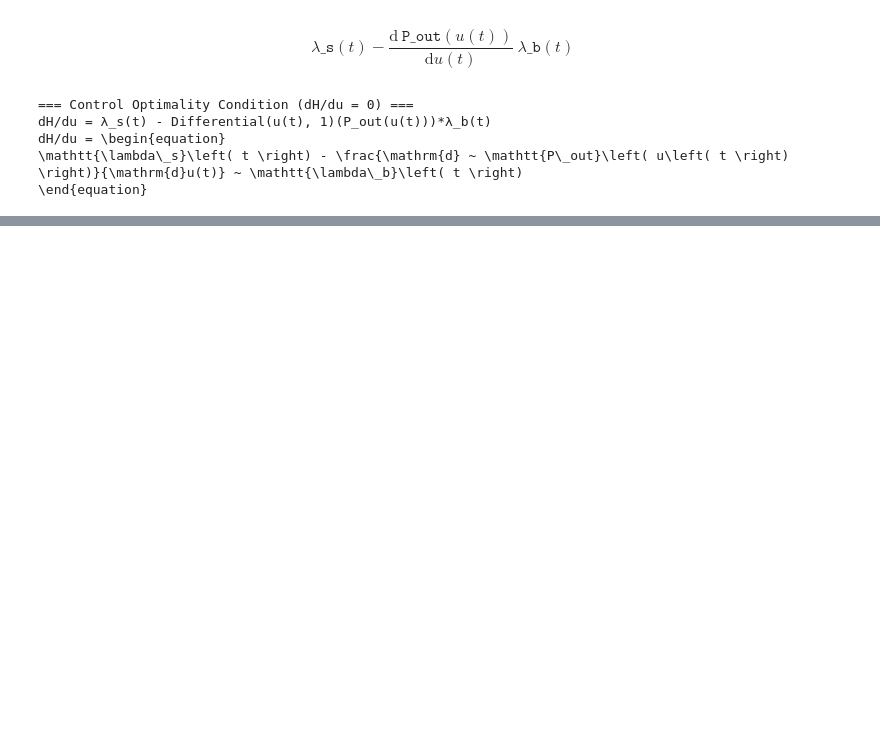
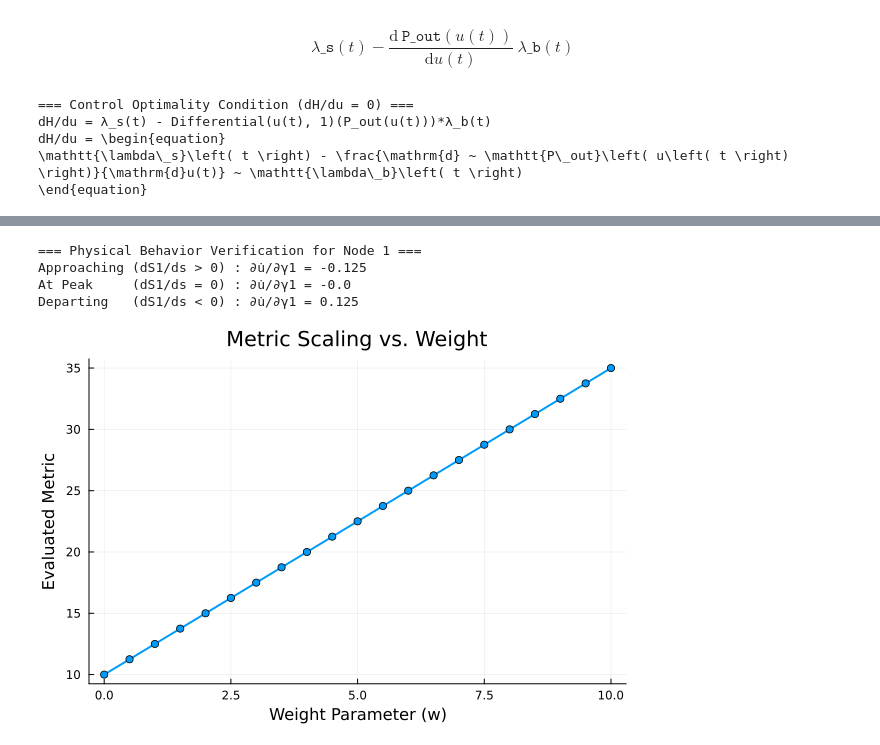
Before and after one commit to kmgovind/periodic-ive, a Jupyter notebook: verification/hamiltonian_derivation.ipynb, the cells around one changed output, grey strips where cells are left out. Drawn from its saved outputs; the diff is of its cells as text; code cells hidden in the pictures; blank space fills up the shorter version.

```diff
--- a/verification/hamiltonian_derivation.ipynb
+++ b/verification/hamiltonian_derivation.ipynb
@@ -189,0 +268,50 @@ dH/du = \begin{equation}
+# %%
+# 1. Extract the derivative terms present in the symbolic expression
+dS1_ds = Symbolics.derivative(S(s)[1], s)
+
+# 2. Set realistic physical baseline values (convex power curve, positive costate sensitivity)
+base_values = Dict(
+    q[1] => 0.5,        # Node state q_1 ∈ (0, 1)
+    λ_b => 1.0,         # Positive power multiplier
+    d2P_du2 => 2.0,     # P_out'' > 0 (convex power function)
+    S_λq[1] => 1.0      # S_λq > 0 (costate sensitivity to weight)
+)
+
+# 3. Test three spatial points along the trajectory
+val_approach = substitute(∂u̇_∂γ_expression[1], merge(base_values, Dict(dS1_ds =>  1.0))) # Approaching
+val_peak     = substitute(∂u̇_∂γ_expression[1], merge(base_values, Dict(dS1_ds =>  0.0))) # At Peak
+val_depart   = substitute(∂u̇_∂γ_expression[1], merge(base_values, Dict(dS1_ds => -1.0))) # Departing
+
+println("=== Physical Behavior Verification for Node 1 ===")
+println("Approaching (dS1/ds > 0) : ∂u̇/∂γ1 = ", val_approach)
+println("At Peak     (dS1/ds = 0) : ∂u̇/∂γ1 = ", val_peak)
+println("Departing   (dS1/ds < 0) : ∂u̇/∂γ1 = ", val_depart)
+# %% [output]
+=== Physical Behavior Verification for Node 1 ===
+Approaching (dS1/ds > 0) : ∂u̇/∂γ1 = -0.125
+At Peak     (dS1/ds = 0) : ∂u̇/∂γ1 = -0.0
+Departing   (dS1/ds < 0) : ∂u̇/∂γ1 = 0.125
+# %%
+# Define the function that includes the weight parameter
+# (Replace this with your actual objective, loss, or cost function)
+function evaluate_scaling(weight; base_value=10.0, penalty_term=2.5)
+    # Example: Total Cost = Base + (Weight * Penalty)
+    return base_value + (weight * penalty_term)
+end
+
+# Define a range of weights to sweep through
+weights = 0.0:0.5:10.0
+
+# Calculate the metric for each weight
+scaled_results = [evaluate_scaling(w) for w in weights]
+
+# Plot to show the scaling relationship
+plot(weights, scaled_results,
+     xlabel = "Weight Parameter (w)",
+     ylabel = "Evaluated Metric",
+     title = "Metric Scaling vs. Weight",
+     linewidth = 2,
+     marker = :circle,
+     legend = false)
+# %% [output]
+[figure, added]
```
Also changed, not shown: parts of 8 cells of this notebook, 12 other files.
